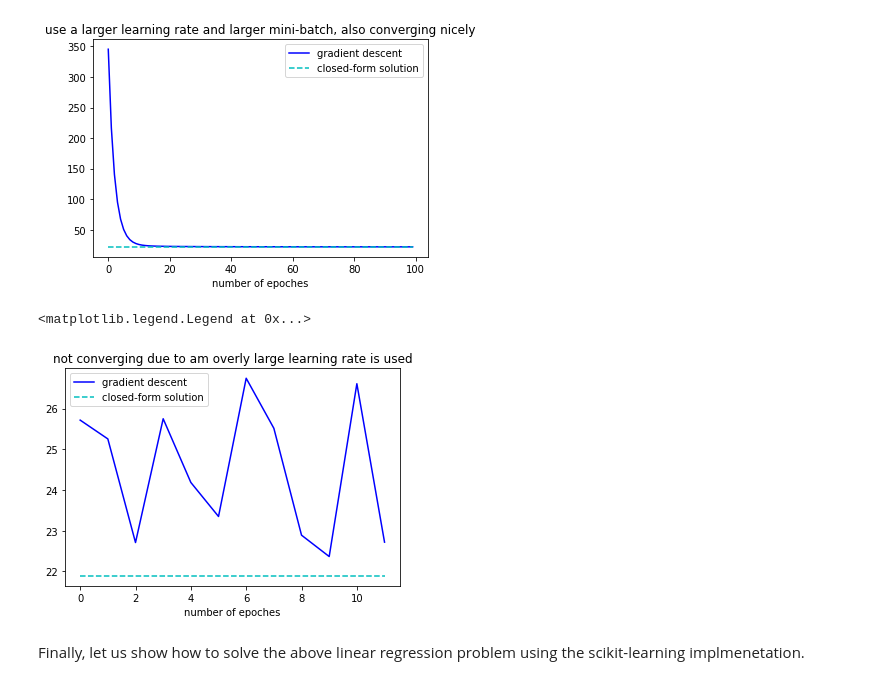
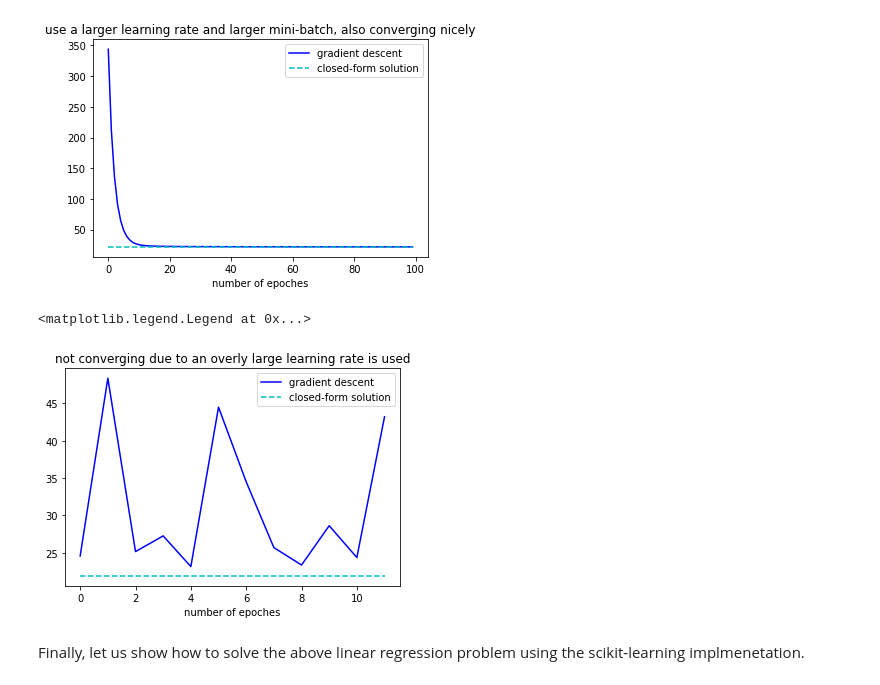
Before and after one commit to iNCML/MachineLearningBook, a Jupyter notebook: labs/ipynb/Lab2_Linear_Regression.ipynb, the cells around one changed output. Saved outputs shown, nothing was run; the diff lists cells and outputs as text; code cells hidden in the pictures.

```diff
--- a/labs/ipynb/Lab2_Linear_Regression.ipynb
+++ b/labs/ipynb/Lab2_Linear_Regression.ipynb
@@ -109,7 +109,7 @@ def linear_regression_gd(X, y, op):
       # vectorization to compute gradients for a whole mini-batch (see the above formula)
       w_grad = X_batch.T @ X_batch @ w - X_batch.T @ y_batch
 
-      w -= lr * w_grad / op.batch_size
+      w -= lr * w_grad / X_batch.shape[0]
 
     diff = X @ w - y  # prediction difference
     errors[epoch] = np.sum(diff*diff)/n
@@ -162,17 +162,17 @@ plt.legend(['gradient descent', 'closed-form solution'])
 # %%
 import matplotlib.pyplot as plt
 
 op = Optimizer(lr=0.2, annealing_rate=0.99, batch_size=20, max_epochs=12)
 
 w, errors = linear_regression_gd(data_wb, target, op)
 
-plt.title('not converging due to am overly large learning rate is used')
+plt.title('not converging due to an overly large learning rate is used')
 plt.xlabel('number of epoches')
 plt.plot(errors, 'b', 21.89*np.ones(errors.shape[0]), 'c--')
 plt.legend(['gradient descent', 'closed-form solution'])
 # %% [output]
 <matplotlib.legend.Legend at 0x...>
-[figure, old version]
+[figure, new version]
 # %% [markdown]
 Finally, let us show how to solve the above linear regression problem using the scikit-learning implmenetation.
 # %%
```
Also changed, not shown: parts of 13 cells of this notebook, 4 other files.
